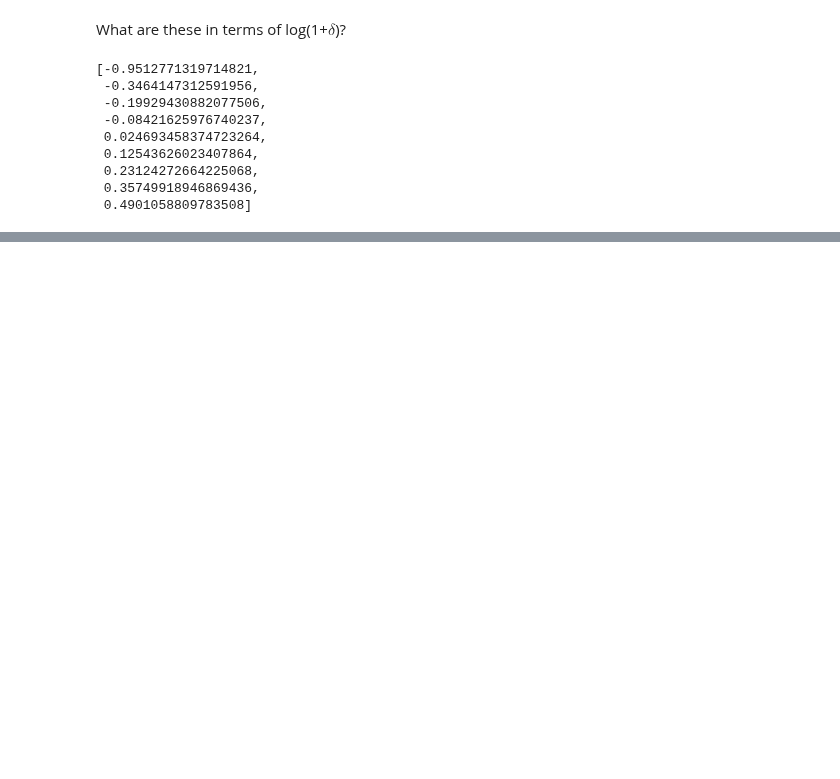
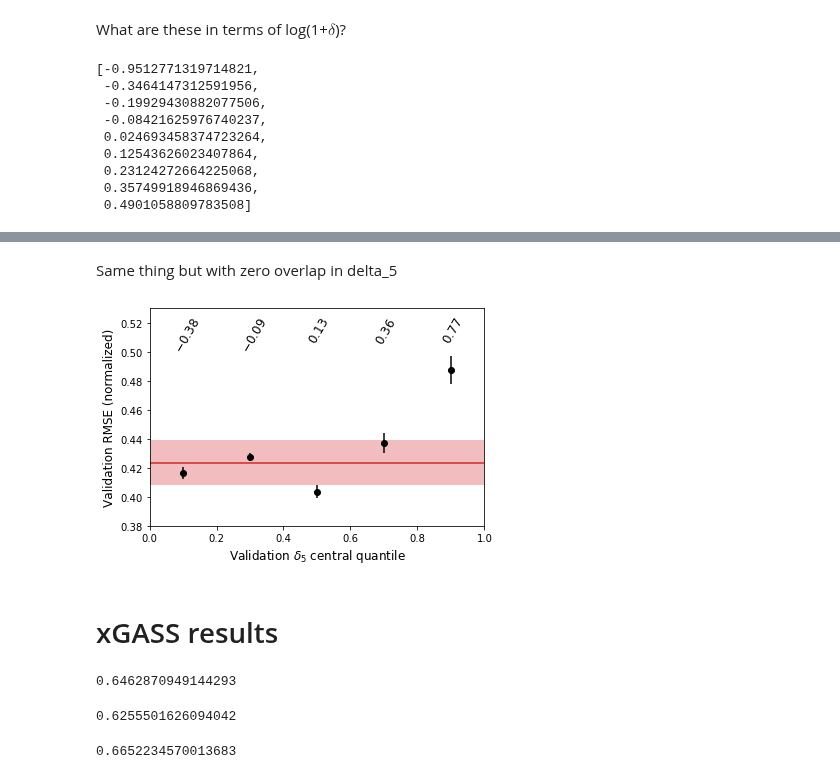
Before and after one commit to jwuphysics/HI-convnets, a Jupyter notebook: notebook/Environment results.ipynb, the cells around one changed output, grey strips where cells are left out. Cells and saved outputs as stored; diff of their text form; code cells hidden in the pictures; blank space fills up the shorter version.

```diff
--- a/notebook/Environment results.ipynb
+++ b/notebook/Environment results.ipynb
@@ -122,0 +160,36 @@ plt.savefig(f'{PATH}/results/figures/environment-trends.png')
+# %% [markdown]
+Same thing but with zero overlap in delta_5
+# %%
+plt.errorbar(env_results[::2,0],
+             env_results[::2,1] / norm_factors[::2],
+             env_results[::2,2] / norm_factors[::2],
+             c='k', marker='o', ls='none'
+            )
+plt.ylabel('Validation RMSE (normalized)', fontsize=12)
+plt.xlabel(r'Validation $\delta_5$ central quantile', fontsize=12)
+
+
+for i in range(len(env_results))[::2]:
+    d5_range = f'({logd5_mins[i]:.2f}, {logd5_maxes[i]:.2f})'
+    d5_mean = f'${logd5_means[i]:.2f}$'
+    plt.text(x=env_results[i,0] - 0.03,
+             y=0.525, # env_results[i,1] / norm_factors[i]+2e-3,
+             s=d5_mean, #d5_range,
+             rotation=60,
+             va='top',
+             fontsize=12
+            )
+
+plt.axhline(0.2557 / overall_std, c='C3')
+plt.axhspan((0.2557 - 0.0094) / overall_std,
+            (0.2557 + 0.0094) / overall_std,
+            alpha=0.3, lw=0,
+            color='C3'
+           )
+
+plt.ylim(0.38, 0.53)
+plt.xlim(0.0, 1.0);
+# %% [output]
+[figure, added]
+# %% [markdown]
+# xGASS results
@@ -122,0 +202,10 @@ plt.savefig(f'{PATH}/results/figures/environment-trends.png')
+# %%
+# intrinsic scatter for different groups
+isolated = (xg.env_code_B == 1)
+grouped = (xg.env_code_B == 0) | (xg.env_code_B == 2)
+
+display(xg[isolated].logfgas.std())
+display(xg[grouped].logfgas.std())
+# %% [output]
+0.6462870949144293
+0.6255501626094042
@@ -122,0 +243,4 @@ plt.savefig(f'{PATH}/results/figures/environment-trends.png')
+# %%
+overall_std
+# %% [output]
+0.6652234570013683
```
Also changed, not shown: parts of 11 cells of this notebook.
